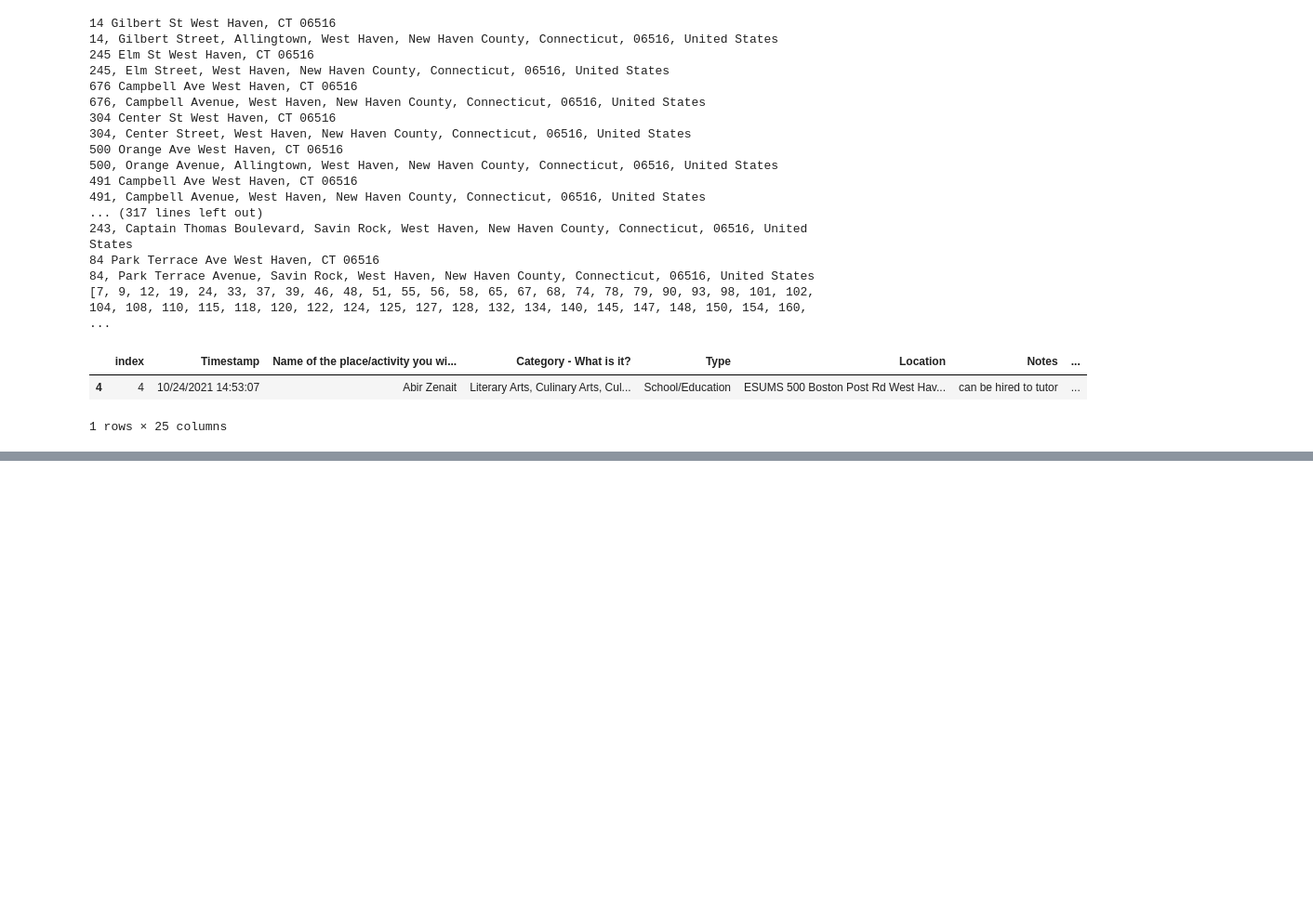
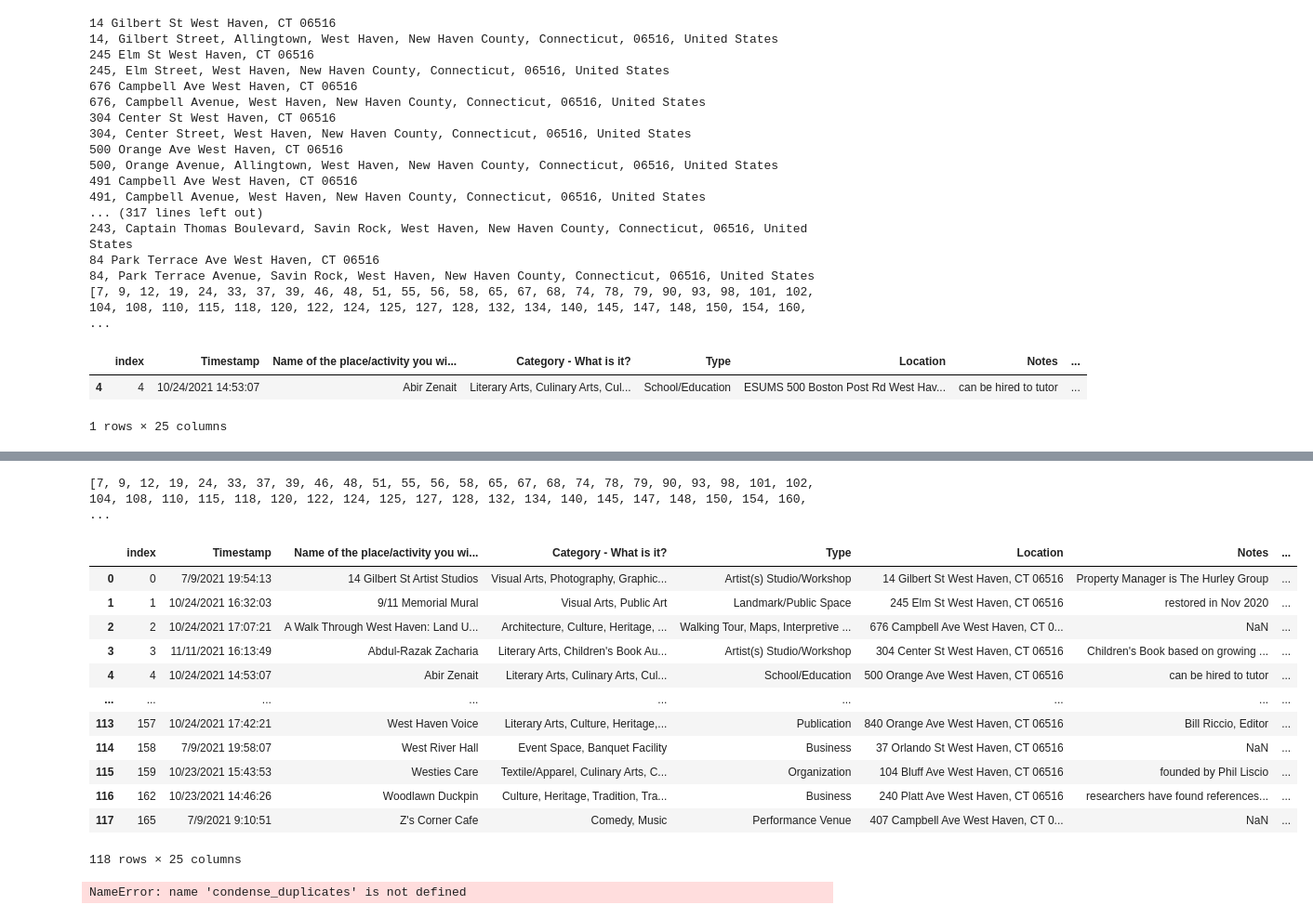
Before and after one commit to lukeslomba/Cultural-Map, a Jupyter notebook: Untitled.ipynb, the cells around one changed output, grey strips where cells are left out. Shown at 93% size. Saved outputs shown, nothing was run; the diff lists cells and outputs as text; code cells hidden in the pictures; blank space fills up the shorter version.

```diff
--- a/Untitled.ipynb
+++ b/Untitled.ipynb
@@ -177,0 +426,45 @@ response_df.loc[response_df['Geolocated address'] == 'West Haven, CT']
+# %%
+condense_duplicates(response_df)
+# %% [output]
+[7, 9, 12, 19, 24, 33, 37, 39, 46, 48, 51, 55, 56, 58, 65, 67, 68, 74, 78, 79, 90, 93, 98, 101, 102, 104, 108, 110, 115, 118, 120, 122, 124, 125, 127, 128, 132, 134, 140, 145, 147, 148, 150, 154, 160, ...
+|  | index | Timestamp | Name of the place/activity you wi... | Category - What is it? | Type | Location | Notes | ... |
+| 0 | 0 | 7/9/2021 19:54:13 | 14 Gilbert St Artist Studios | Visual Arts, Photography, Graphic... | Artist(s) Studio/Workshop | 14 Gilbert St West Haven, CT 06516 | Property Manager is The Hurley Group | ... |
+| 1 | 1 | 10/24/2021 16:32:03 | 9/11 Memorial Mural | Visual Arts, Public Art | Landmark/Public Space | 245 Elm St West Haven, CT 06516 | restored in Nov 2020 | ... |
+| 2 | 2 | 10/24/2021 17:07:21 | A Walk Through West Haven: Land U... | Architecture, Culture, Heritage, ... | Walking Tour, Maps, Interpretive ... | 676 Campbell Ave West Haven, CT 0... | NaN | ... |
+| 3 | 3 | 11/11/2021 16:13:49 | Abdul-Razak Zacharia | Literary Arts, Children's Book Au... | Artist(s) Studio/Workshop | 304 Center St West Haven, CT 06516 | Children's Book based on growing ... | ... |
+| 4 | 4 | 10/24/2021 14:53:07 | Abir Zenait | Literary Arts, Culinary Arts, Cul... | School/Education | 500 Orange Ave West Haven, CT 06516 | can be hired to tutor | ... |
+| ... | ... | ... | ... | ... | ... | ... | ... | ... |
+| 113 | 157 | 10/24/2021 17:42:21 | West Haven Voice | Literary Arts, Culture, Heritage,... | Publication | 840 Orange Ave West Haven, CT 06516 | Bill Riccio, Editor | ... |
+| 114 | 158 | 7/9/2021 19:58:07 | West River Hall | Event Space, Banquet Facility | Business | 37 Orlando St West Haven, CT 06516 | NaN | ... |
+| 115 | 159 | 10/23/2021 15:43:53 | Westies Care | Textile/Apparel, Culinary Arts, C... | Organization | 104 Bluff Ave West Haven, CT 06516 | founded by Phil Liscio | ... |
+| 116 | 162 | 10/23/2021 14:46:26 | Woodlawn Duckpin | Culture, Heritage, Tradition, Tra... | Business | 240 Platt Ave West Haven, CT 06516 | researchers have found references... | ... |
+| 117 | 165 | 7/9/2021 9:10:51 | Z's Corner Cafe | Comedy, Music | Performance Venue | 407 Campbell Ave West Haven, CT 0... | NaN | ... |
+118 rows × 25 columns
+# %%
+#no_dup = condense_duplicates(response_df)
+
+for index, row in .iterrows():
+
+    caption_info = row['Popup label']
+
+    folium.CircleMarker(
+                # Latitude, longitude for each marker
+                location=[row['Latitude'], row['Longitude']],
+
+                # Size, fill, color of the circle marker
+
+                    radius = row['Size'], fill=True, color=row['Color'], #(row['FY18.Max.Population.Count']+1)/25, fill = True, color='orange',
+
+                # Text that goes into the popup or tooltip
+                tooltip = caption_info
+
+                 ).add_to(base_map)
+
+
+html = base_map._repr_html_()
+
+file = open("indextest.html","w")
+file.write(html)
+file.close()
+# %% [output]
+NameError: name 'condense_duplicates' is not defined
```
Also changed, not shown: parts of 11 cells of this notebook, 2 other files.
